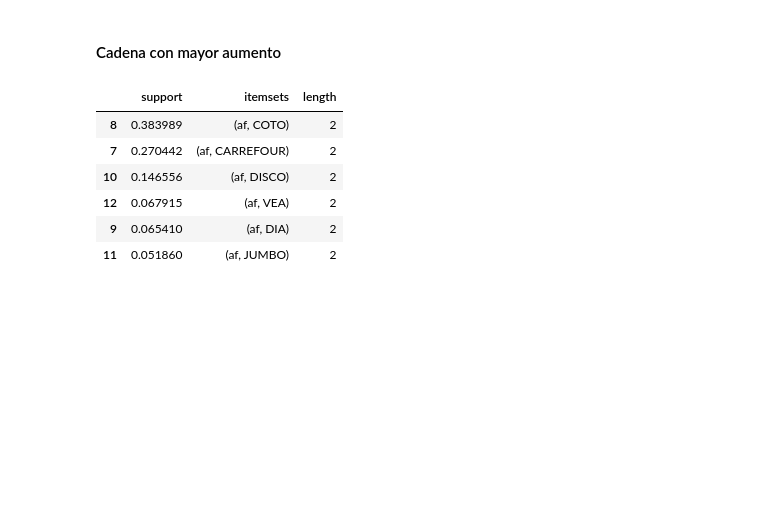
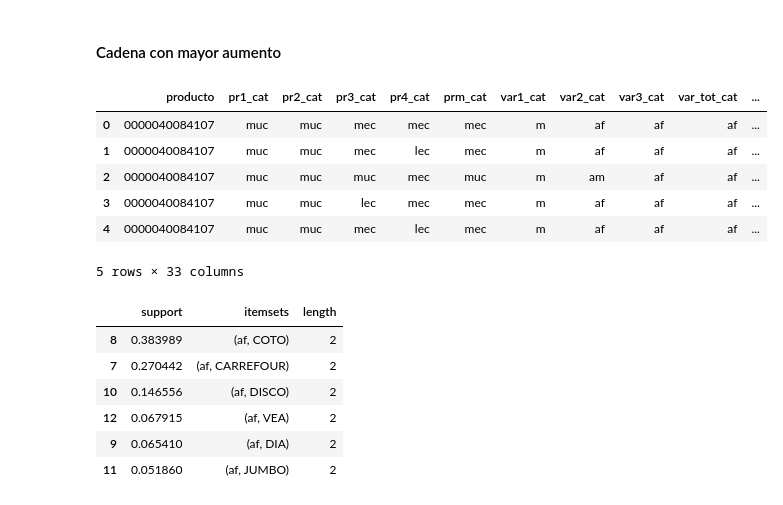
Before and after one commit to lopezrubenml/tp2, a Jupyter notebook: TP2.ipynb, the cells around one changed output. Drawn from its saved outputs; the diff is of its cells as text; code cells hidden in the pictures; blank space fills up the shorter version.

```diff
--- a/TP2.ipynb
+++ b/TP2.ipynb
@@ -321,6 +318,15 @@ zona3=[x for x in suc if x not in zona1 and x not in zona2]
 sucursales2['zona']=np.where(sucursales2['localidad'].isin(zona1), 'zona1',
                              (np.where(sucursales2['localidad'].isin(zona2), 'zona2',
                                        (np.where(sucursales2['localidad'].isin(zona3), 'zona3','None')))))
+# %%
+##Generando variable para identificar precio M2 promedio:
+#para hacerlo rapideli lleno los nan con el minimo (es el barrio choto)
+
+sucursales2['PRECIO_M2_BARRIO'].fillna(sucursales2['PRECIO_M2_BARRIO'].min(),inplace=True)
+
+sucursales2['PRECIO_M2_BARRIO']=sucursales2['PRECIO_M2_BARRIO']/10
+sucursales2['PRECIO_M2_BARRIO']=sucursales2['PRECIO_M2_BARRIO'].astype(int)
+sucursales2['PRECIO_M2_BARRIO']=sucursales2['PRECIO_M2_BARRIO']*10
 # %%
 #Unifico con dataset de precios_final
 
@@ -328,4 +334,4 @@ df_unif=pd.merge(precios_final,sucursales2,left_on='sucursal',right_on='id')
 df_unif=pd.merge(df_unif,productos1,left_on='producto',right_on='id')
 # %%
 #Elimino variables que no
-df_unif=df_unif.drop(['_id','id_x','id_y','nombre', 'sucursal','presentacion'], axis = 1)
+df_unif=df_unif.drop(['_id','id_x','id_y','nombre', 'sucursal','presentacion','producto'], axis = 1)
@@ -365,6 +398,16 @@ df_fuerte=df_unif[['var_tot_cat','local']]
 df_fuerte=df_fuerte[df_fuerte['var_tot_cat']=='af']
 
 df_fuerte=aprioridf(df_fuerte)
+# %%
+df_unif.head()
+# %% [output]
+|  | producto | pr1_cat | pr2_cat | pr3_cat | pr4_cat | prm_cat | var1_cat | var2_cat | var3_cat | var_tot_cat | ... |
+| 0 | 0000040084107 | muc | muc | mec | mec | mec | m | af | af | af | ... |
+| 1 | 0000040084107 | muc | muc | mec | lec | mec | m | af | af | af | ... |
+| 2 | 0000040084107 | muc | muc | muc | mec | muc | m | am | af | af | ... |
+| 3 | 0000040084107 | muc | muc | lec | mec | mec | m | af | af | af | ... |
+| 4 | 0000040084107 | muc | muc | mec | lec | mec | m | af | af | af | ... |
+5 rows × 33 columns
 # %%
 df_fuerte_local=apriori(df_fuerte, min_support=0.05, use_colnames=True).sort_values('support',ascending=False)
 df_fuerte_local['length'] = df_fuerte_local['itemsets'].apply(lambda x: len(x))
```
Also changed, not shown: parts of 6 cells of this notebook.
